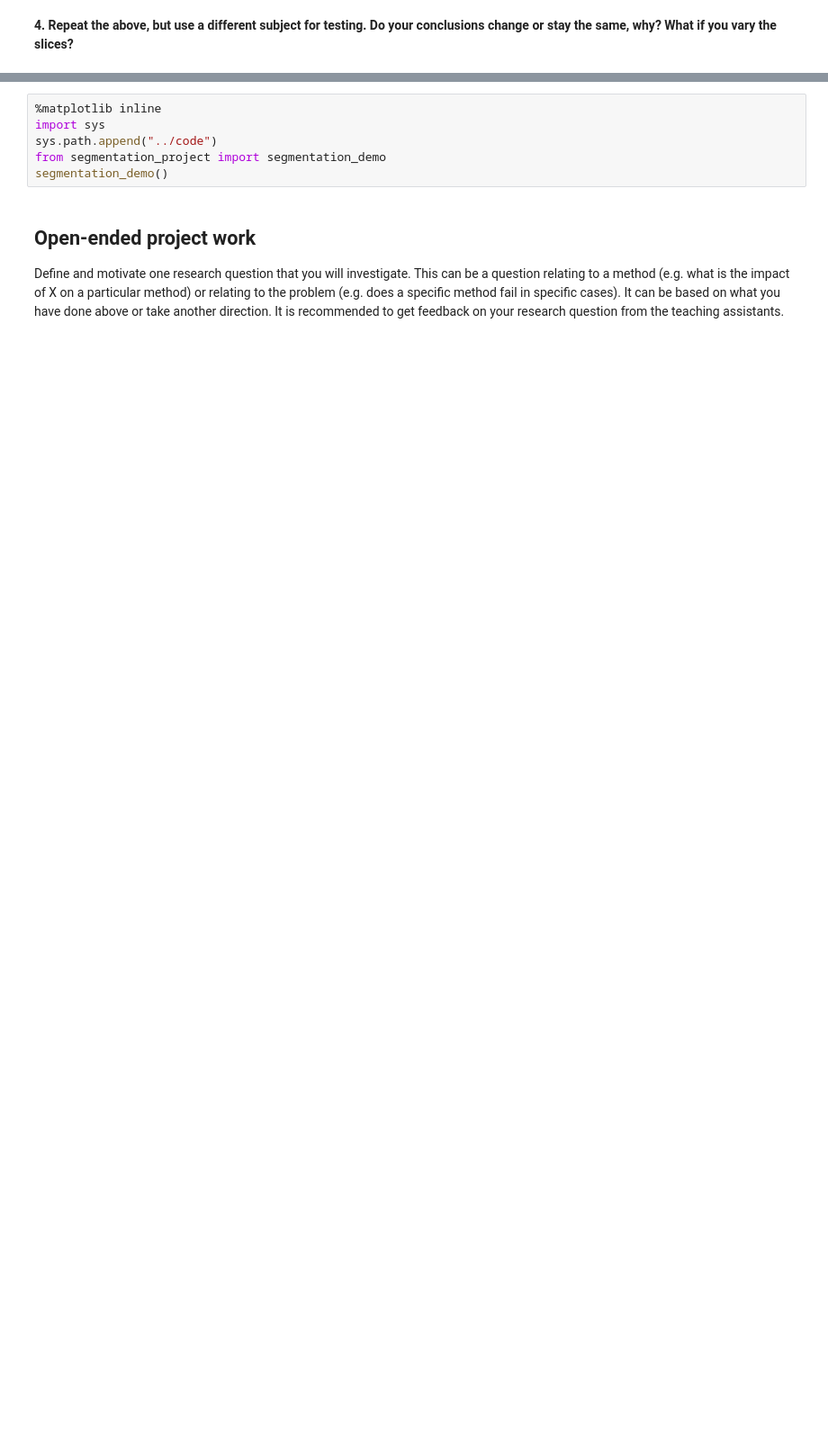
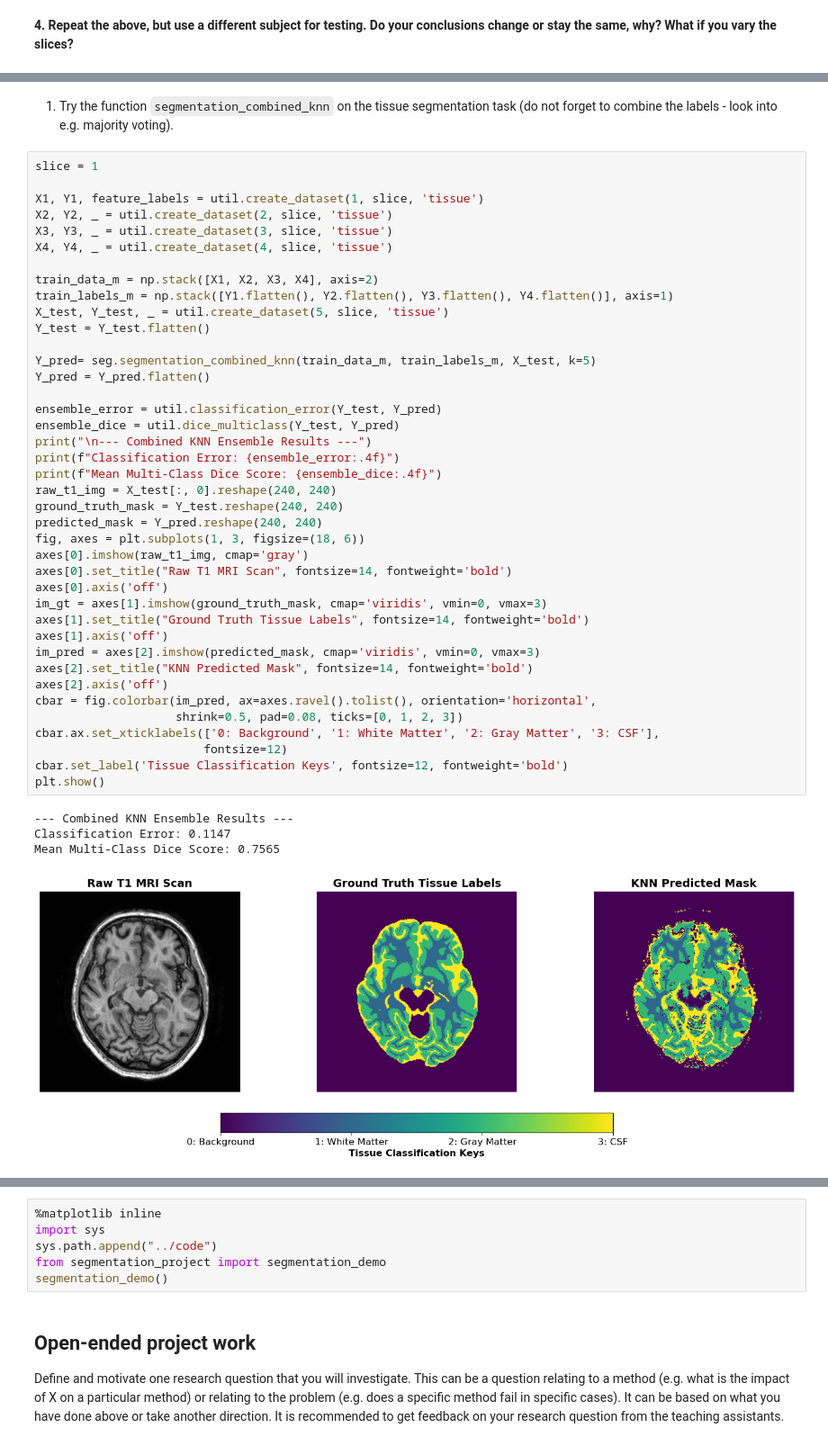
Before and after one commit to FrancescTUe/8BE030-MIA, a Jupyter notebook: reader/2.6_segmentation_project.ipynb, the cells around one changed output, grey strips where cells are left out. Shown at 90% size. Drawn from its saved outputs; the diff is of its cells as text; blank space fills up the shorter version.

```diff
--- a/reader/2.6_segmentation_project.ipynb
+++ b/reader/2.6_segmentation_project.ipynb
@@ -464,0 +417,47 @@ print(best_results)
+# %% [markdown]
+1. Try the function `segmentation_combined_knn` on the tissue segmentation task (do not forget to combine the labels - look into e.g. majority voting).
+# %%
+slice = 1
+
+X1, Y1, feature_labels = util.create_dataset(1, slice, 'tissue')
+X2, Y2, _ = util.create_dataset(2, slice, 'tissue')
+X3, Y3, _ = util.create_dataset(3, slice, 'tissue')
+X4, Y4, _ = util.create_dataset(4, slice, 'tissue')
+
+train_data_m = np.stack([X1, X2, X3, X4], axis=2)
+train_labels_m = np.stack([Y1.flatten(), Y2.flatten(), Y3.flatten(), Y4.flatten()], axis=1)
+X_test, Y_test, _ = util.create_dataset(5, slice, 'tissue')
+Y_test = Y_test.flatten()
+
+Y_pred= seg.segmentation_combined_knn(train_data_m, train_labels_m, X_test, k=5)
+Y_pred = Y_pred.flatten()
+
+ensemble_error = util.classification_error(Y_test, Y_pred)
+ensemble_dice = util.dice_multiclass(Y_test, Y_pred)
+print("\n--- Combined KNN Ensemble Results ---")
+print(f"Classification Error: {ensemble_error:.4f}")
+print(f"Mean Multi-Class Dice Score: {ensemble_dice:.4f}")
+raw_t1_img = X_test[:, 0].reshape(240, 240)
+ground_truth_mask = Y_test.reshape(240, 240)
+predicted_mask = Y_pred.reshape(240, 240)
+fig, axes = plt.subplots(1, 3, figsize=(18, 6))
+axes[0].imshow(raw_t1_img, cmap='gray')
+axes[0].set_title("Raw T1 MRI Scan", fontsize=14, fontweight='bold')
+axes[0].axis('off')
+im_gt = axes[1].imshow(ground_truth_mask, cmap='viridis', vmin=0, vmax=3)
+axes[1].set_title("Ground Truth Tissue Labels", fontsize=14, fontweight='bold')
+axes[1].axis('off')
+im_pred = axes[2].imshow(predicted_mask, cmap='viridis', vmin=0, vmax=3)
+axes[2].set_title("KNN Predicted Mask", fontsize=14, fontweight='bold')
+axes[2].axis('off')
+cbar = fig.colorbar(im_pred, ax=axes.ravel().tolist(), orientation='horizontal',
+                    shrink=0.5, pad=0.08, ticks=[0, 1, 2, 3])
+cbar.ax.set_xticklabels(['0: Background', '1: White Matter', '2: Gray Matter', '3: CSF'],
+                        fontsize=12)
+cbar.set_label('Tissue Classification Keys', fontsize=12, fontweight='bold')
+plt.show()
+# %% [output]
+--- Combined KNN Ensemble Results ---
+Classification Error: 0.1147
+Mean Multi-Class Dice Score: 0.7565
+[figure, added]
```
Also changed, not shown: parts of 16 cells of this notebook, 1 other file.
